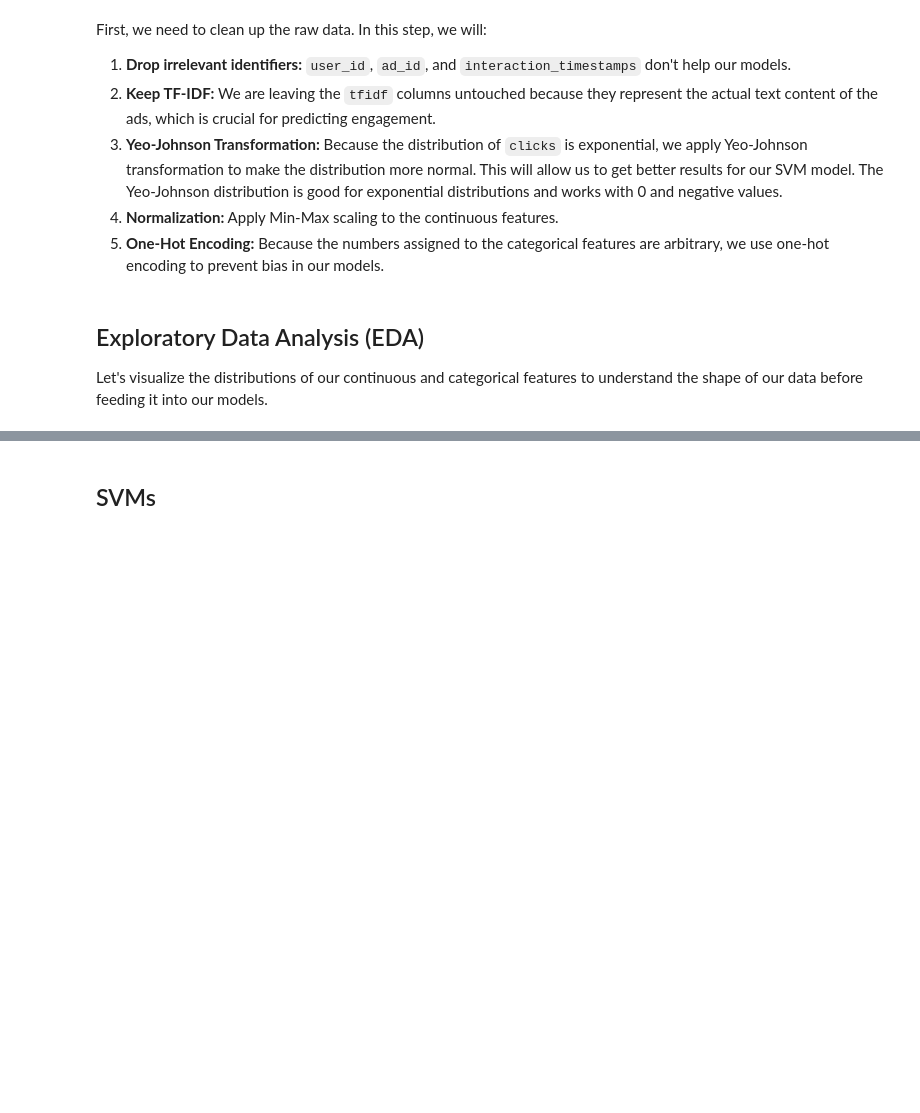
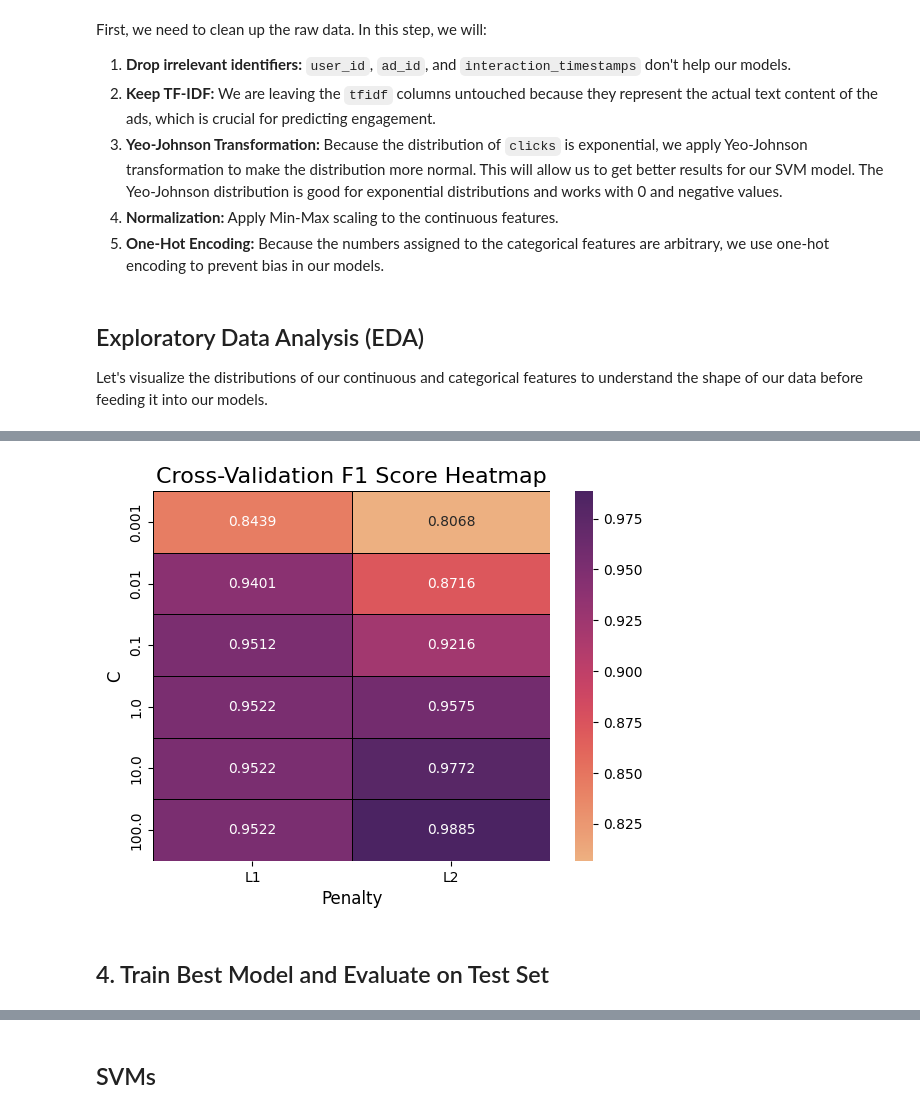
Before and after one commit to DanielDanyang/ECS171-Group10, a Jupyter notebook: final_project.ipynb, the cells around one changed output, grey strips where cells are left out. Cells and saved outputs as stored; diff of their text form; code cells hidden in the pictures; blank space fills up the shorter version.

Commit message:
merge logistic regression

```diff
--- a/final_project.ipynb
+++ b/final_project.ipynb
@@ -136,0 +176,10 @@ plt.show()
+# %%
+# Train a baseline model with default regularization before tuning
+# class_weight='balanced' accounts for the ~9:1 class imbalance
+baseline = LogisticRegression(C=1.0, solver='lbfgs', max_iter=2000,
+                              class_weight='balanced', random_state=171)
+baseline.fit(x_train, y_train)
+y_pred_base = baseline.predict(x_test)
+
+print('=== Baseline (C=1, L2) ===')
+print(classification_report(y_test, y_pred_base, target_names=['Not Converted (0)', 'Converted (1)']))
@@ -136,0 +200,24 @@ plt.show()
+# %%
+from sklearn.metrics import f1_score
+
+results = []
+C_values = [0.001, 0.01, 0.1, 1, 10, 100]
+cv = StratifiedKFold(n_splits=5, shuffle=True, random_state=171)
+
+# l1_ratio=0 → L2 (lbfgs), l1_ratio=1 → L1 (saga)
+for reg_type, solver, l1r in [('L2', 'lbfgs', 0), ('L1', 'saga', 1)]:
+    for C in C_values:
+        scores = []
+        for tr_idx, val_idx in cv.split(x_train, y_train):
+            Xtr, Xval = x_train.iloc[tr_idx], x_train.iloc[val_idx]
+            ytr, yval = y_train.iloc[tr_idx], y_train.iloc[val_idx]
+            m = LogisticRegression(C=C, l1_ratio=l1r, solver=solver,
+                                   max_iter=2000, class_weight='balanced', random_state=171)
+            m.fit(Xtr, ytr)
+            scores.append(f1_score(yval, m.predict(Xval)))
+        results.append({'Penalty': reg_type, 'C': C, 'Mean CV F1': np.mean(scores)})
+        print(f'  {reg_type}  C={C:<6}  →  mean CV F1 = {np.mean(scores):.4f}')
+
+res_df   = pd.DataFrame(results)
+best_row = res_df.loc[res_df['Mean CV F1'].idxmax()]
+print(f"\nBest: {best_row['Penalty']}, C={best_row['C']}, CV F1={best_row['Mean CV F1']:.4f}")
@@ -136,0 +239,14 @@ plt.show()
+# %%
+# Visualize cross-validation F1 scores across all hyperparameter combinations
+pivot = res_df.pivot(index='C', columns='Penalty', values='Mean CV F1')
+ax = plt.subplot()
+sns.heatmap(pivot, annot=True, fmt='.4f', cmap='flare',
+            linewidths=0.5, linecolor='black', square=False, ax=ax)
+ax.set_title('Cross-Validation F1 Score Heatmap', fontsize=16)
+ax.set_xlabel('Penalty', fontsize=12)
+ax.set_ylabel('C', fontsize=12)
+plt.show()
+# %% [output]
+[figure, added]
+# %% [markdown]
+## 4. Train Best Model and Evaluate on Test Set
```
Also changed, not shown: parts of 13 cells of this notebook.
